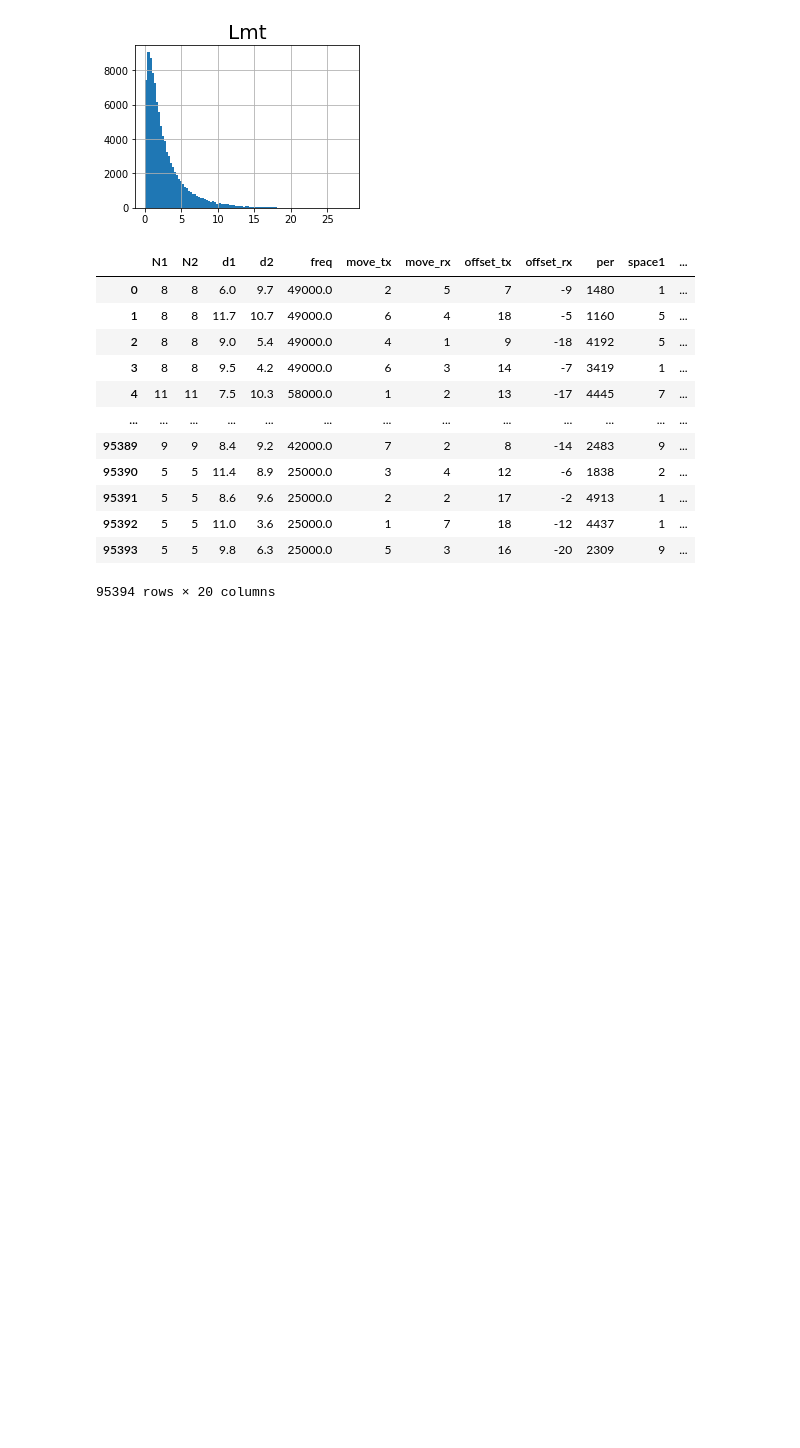
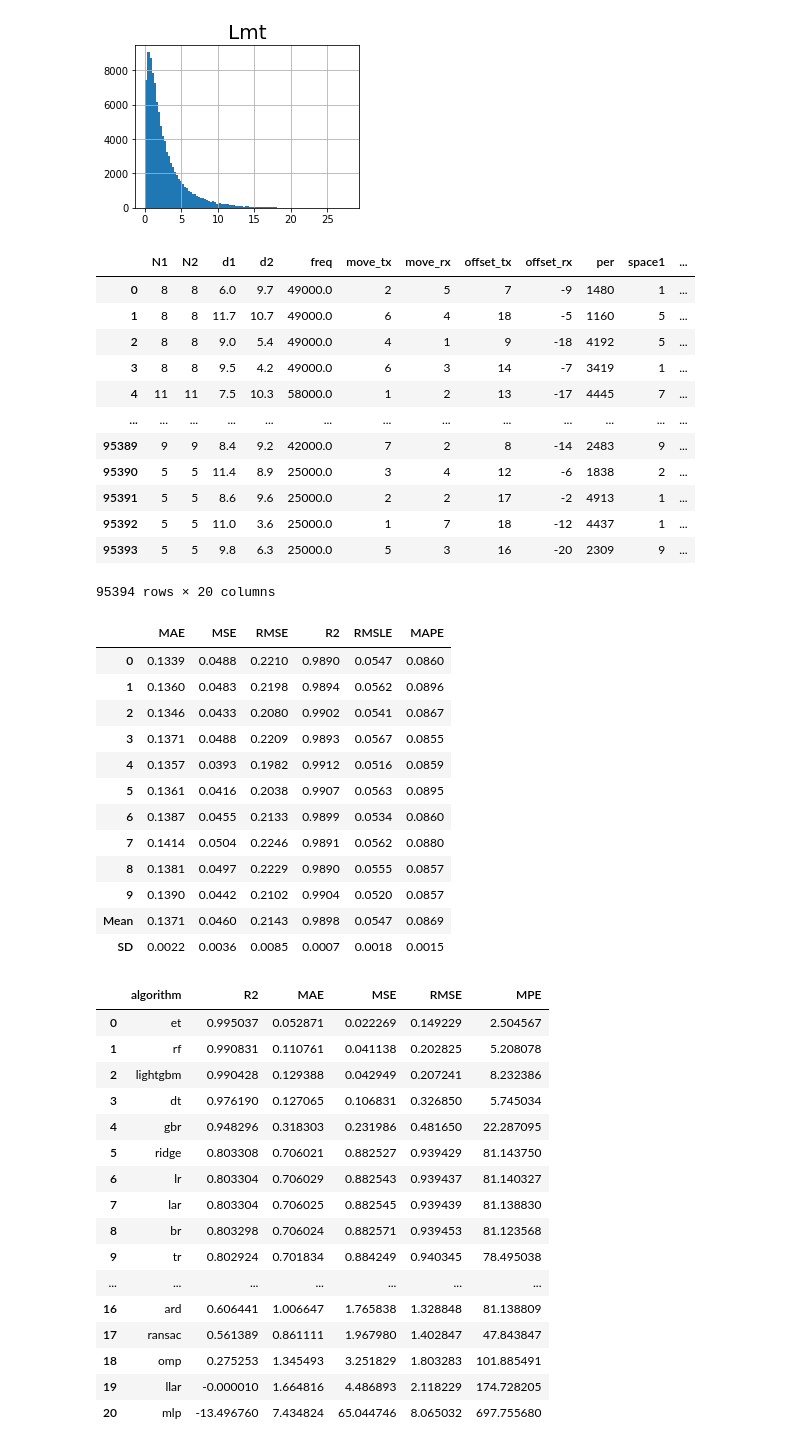
Before and after one commit to Schwalbe262/ML_MFT, a Jupyter notebook: regression.ipynb, the cells around one changed output. Saved outputs shown, nothing was run; the diff lists cells and outputs as text; code cells hidden in the pictures; blank space fills up the shorter version.

```diff
--- a/regression.ipynb
+++ b/regression.ipynb
@@ -96,6 +95,65 @@ processed_data
 | 95392 | 5 | 5 | 11.0 | 3.6 | 25000.0 | 1 | 7 | 18 | -12 | 4437 | 1 | ... |
 | 95393 | 5 | 5 | 9.8 | 6.3 | 25000.0 | 5 | 3 | 16 | -20 | 2309 | 9 | ... |
 95394 rows × 20 columns
+# %%
+# compare algorithm
+
+# activate logger
+[model, data_seen, data_unseen] = regression_basic(processed_data, parameter, algorithm="lightgbm", frac_ratio=0.9, save_en=False, save_model_name="model", new_feature_names=new_feature_names)
+
+algorithm_list = models().index
+except_list = ["kr","svm"] # algorithm list to exclude from train
+result = []
+
+# eleminate algorithm in exception list
+for al_name in except_list :
+
+    algorithm_list = algorithm_list[algorithm_list!=al_name]
+
+
+
+# train each algorithm
+for al_name in algorithm_list :
+
+    [model, data_seen, data_unseen] = regression_basic(processed_data, parameter, algorithm=al_name, new_feature_names=new_feature_names)
+    [R2, MAE, MSE, RMSE, MPE] = verify_model(model, data_seen, data_unseen, parameter)
+    result.append([al_name, R2, MAE, MSE, RMSE, MPE])
+
+
+# compare model result
+
+pandas.DataFrame(result,columns = ["algorithm","R2","MAE","MSE","RMSE","MPE"]).sort_values(by='R2' ,ascending=False).reset_index(drop=True)
+# %% [output]
+|  | MAE | MSE | RMSE | R2 | RMSLE | MAPE |
+| 0 | 0.1339 | 0.0488 | 0.2210 | 0.9890 | 0.0547 | 0.0860 |
+| 1 | 0.1360 | 0.0483 | 0.2198 | 0.9894 | 0.0562 | 0.0896 |
+| 2 | 0.1346 | 0.0433 | 0.2080 | 0.9902 | 0.0541 | 0.0867 |
+| 3 | 0.1371 | 0.0488 | 0.2209 | 0.9893 | 0.0567 | 0.0855 |
+| 4 | 0.1357 | 0.0393 | 0.1982 | 0.9912 | 0.0516 | 0.0859 |
+| 5 | 0.1361 | 0.0416 | 0.2038 | 0.9907 | 0.0563 | 0.0895 |
+| 6 | 0.1387 | 0.0455 | 0.2133 | 0.9899 | 0.0534 | 0.0860 |
+| 7 | 0.1414 | 0.0504 | 0.2246 | 0.9891 | 0.0562 | 0.0880 |
+| 8 | 0.1381 | 0.0497 | 0.2229 | 0.9890 | 0.0555 | 0.0857 |
+| 9 | 0.1390 | 0.0442 | 0.2102 | 0.9904 | 0.0520 | 0.0857 |
+| Mean | 0.1371 | 0.0460 | 0.2143 | 0.9898 | 0.0547 | 0.0869 |
+| SD | 0.0022 | 0.0036 | 0.0085 | 0.0007 | 0.0018 | 0.0015 |
+|  | algorithm | R2 | MAE | MSE | RMSE | MPE |
+| 0 | et | 0.995037 | 0.052871 | 0.022269 | 0.149229 | 2.504567 |
+| 1 | rf | 0.990831 | 0.110761 | 0.041138 | 0.202825 | 5.208078 |
+| 2 | lightgbm | 0.990428 | 0.129388 | 0.042949 | 0.207241 | 8.232386 |
+| 3 | dt | 0.976190 | 0.127065 | 0.106831 | 0.326850 | 5.745034 |
+| 4 | gbr | 0.948296 | 0.318303 | 0.231986 | 0.481650 | 22.287095 |
+| 5 | ridge | 0.803308 | 0.706021 | 0.882527 | 0.939429 | 81.143750 |
+| 6 | lr | 0.803304 | 0.706029 | 0.882543 | 0.939437 | 81.140327 |
+| 7 | lar | 0.803304 | 0.706025 | 0.882545 | 0.939439 | 81.138830 |
+| 8 | br | 0.803298 | 0.706024 | 0.882571 | 0.939453 | 81.123568 |
+| 9 | tr | 0.802924 | 0.701834 | 0.884249 | 0.940345 | 78.495038 |
+| ... | ... | ... | ... | ... | ... | ... |
+| 16 | ard | 0.606441 | 1.006647 | 1.765838 | 1.328848 | 81.138809 |
+| 17 | ransac | 0.561389 | 0.861111 | 1.967980 | 1.402847 | 47.843847 |
+| 18 | omp | 0.275253 | 1.345493 | 3.251829 | 1.803283 | 101.885491 |
+| 19 | llar | -0.000010 | 1.664816 | 4.486893 | 2.118229 | 174.728205 |
+| 20 | mlp | -13.496760 | 7.434824 | 65.044746 | 8.065032 | 697.755680 |
 # %%
 # regression data
 
```
Also changed, not shown: parts of 5 cells of this notebook, 2 other files.
